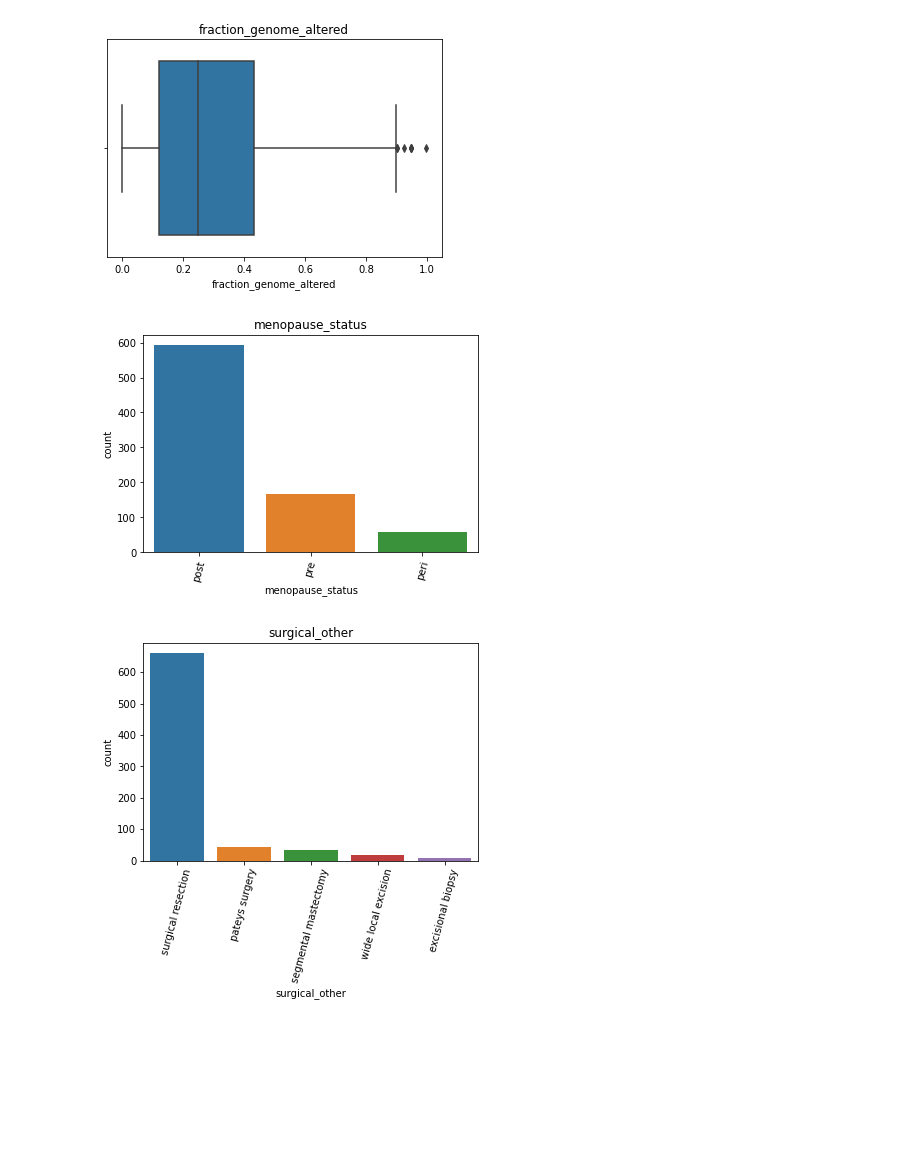
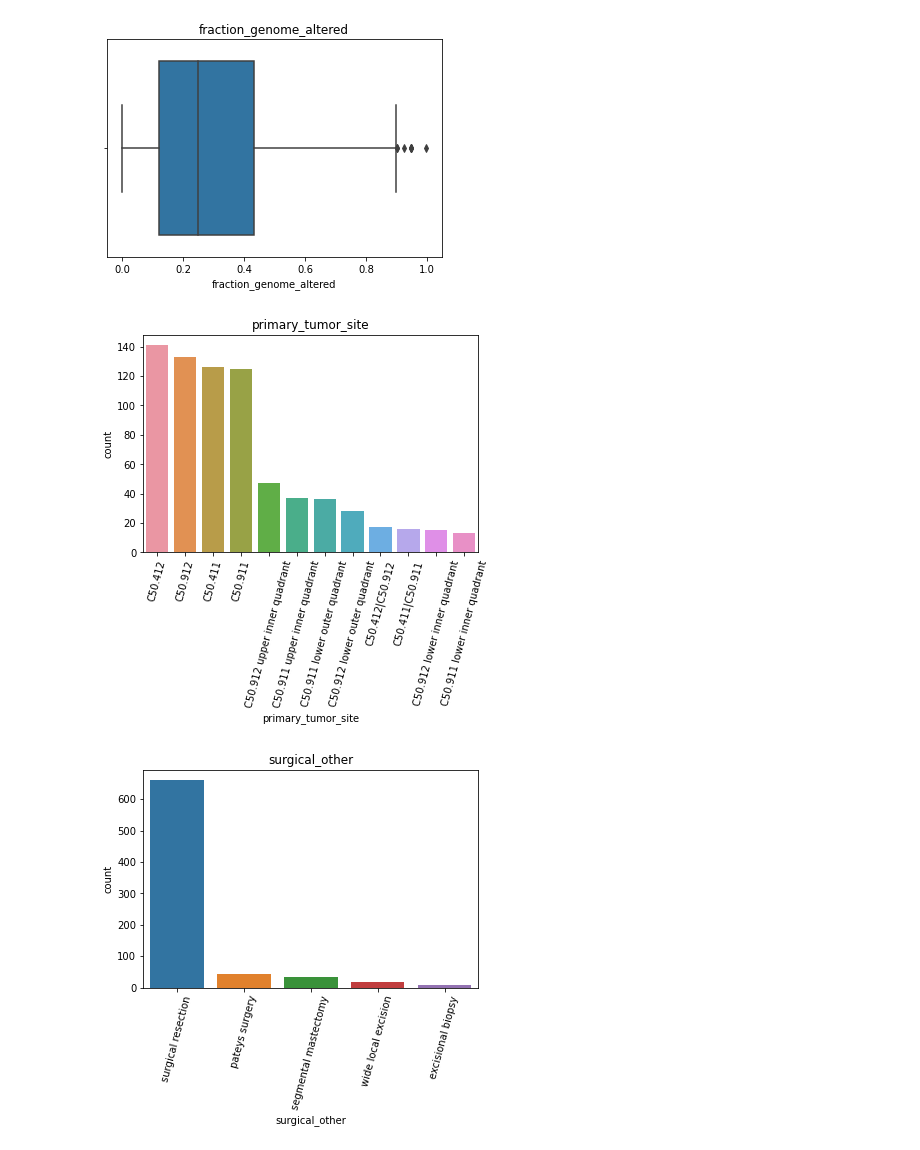
Before and after one commit to jamillan94/DSM-BCD, a Jupyter notebook: DSM-BCD/NOTEBOOK/8_EDA _SEABORN.ipynb, the cells around one changed output. Drawn from its saved outputs; the diff is of its cells as text; code cells hidden in the pictures; blank space fills up the shorter version.

```diff
--- a/DSM-BCD/NOTEBOOK/8_EDA _SEABORN.ipynb
+++ b/DSM-BCD/NOTEBOOK/8_EDA _SEABORN.ipynb
@@ -60,15 +60,15 @@ plot_num.savefig(PATH_NUMERICAS+i+".pdf",bbox_inches = 'tight')
 [figure]
 # %%
 # Count Plot
-i='menopause_status'
+i='primary_tumor_site'
 categorical=sns.countplot(x=breast_clean[i], order = breast_clean[i].value_counts().iloc[:12].index)
 #categorical=sns.countplot(x=breast_clean[i], order = breast_clean[i].value_counts().index)
 categorical.tick_params(axis='x', rotation=75)
 categorical.set(title=i)
 plot_cat = categorical.get_figure()
 plot_cat.savefig(PATH_CATEGORICAS+i+".pdf",bbox_inches = 'tight')
 # %% [output]
-[figure, old version]
+[figure, new version]
 # %%
 # Count Plot Limited
 i='surgical_other'
```
Also changed, not shown: 19 other files.
